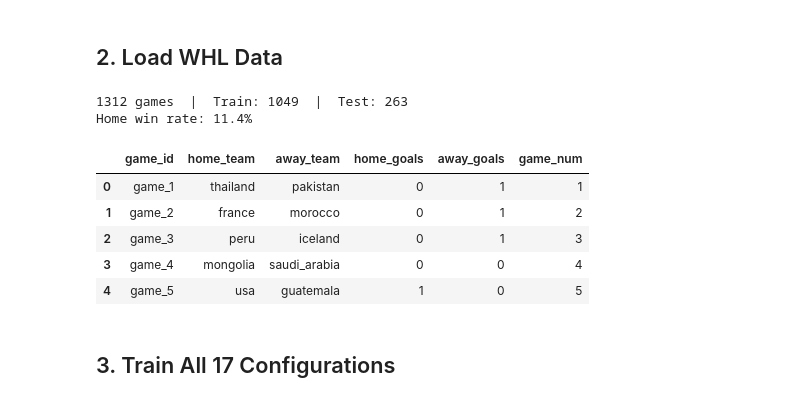
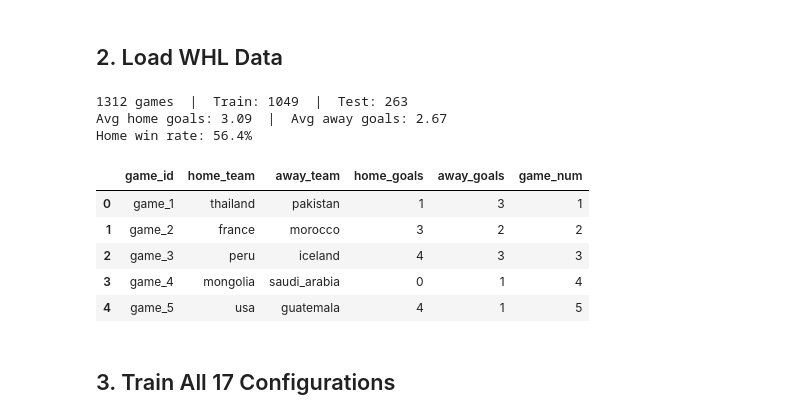
Before and after one commit to smiles0527/CSVy, a Jupyter notebook: python/training/train_baseline.ipynb, the cells around one changed output. Drawn from its saved outputs; the diff is of its cells as text; code cells hidden in the pictures.

```diff
--- a/python/training/train_baseline.ipynb
+++ b/python/training/train_baseline.ipynb
@@ -37,35 +45,37 @@ Imports OK
 # %%
 df = pd.read_csv('data/whl_2025.csv')
 
-# Aggregate shifts to game-level (one row per game)
+# Aggregate shifts to game-level (sum per-shift goals to get game totals)
 games = df.groupby('game_id').agg(
     home_team=('home_team', 'first'),
     away_team=('away_team', 'first'),
-    home_goals=('home_goals', 'first'),
-    away_goals=('away_goals', 'first')
+    home_goals=('home_goals', 'sum'),
+    away_goals=('away_goals', 'sum')
 ).reset_index()
 
 # Sort chronologically
 games['game_num'] = games['game_id'].str.extract(r'(\d+)').astype(int)
 games = games.sort_values('game_num').reset_index(drop=True)
 
 # 80/20 split
 split = int(len(games) * 0.8)
 train_df = games.iloc[:split].copy()
 test_df  = games.iloc[split:].copy()
 
 print(f'{len(games)} games  |  Train: {len(train_df)}  |  Test: {len(test_df)}')
+print(f'Avg home goals: {games["home_goals"].mean():.2f}  |  Avg away goals: {games["away_goals"].mean():.2f}')
 print(f'Home win rate: {(games["home_goals"] > games["away_goals"]).mean():.1%}')
 games.head()
 # %% [output]
 1312 games  |  Train: 1049  |  Test: 263
-Home win rate: 11.4%
+Avg home goals: 3.09  |  Avg away goals: 2.67
+Home win rate: 56.4%
 |  | game_id | home_team | away_team | home_goals | away_goals | game_num |
-| 0 | game_1 | thailand | pakistan | 0 | 1 | 1 |
-| 1 | game_2 | france | morocco | 0 | 1 | 2 |
-| 2 | game_3 | peru | iceland | 0 | 1 | 3 |
-| 3 | game_4 | mongolia | saudi_arabia | 0 | 0 | 4 |
-| 4 | game_5 | usa | guatemala | 1 | 0 | 5 |
+| 0 | game_1 | thailand | pakistan | 1 | 3 | 1 |
+| 1 | game_2 | france | morocco | 3 | 2 | 2 |
+| 2 | game_3 | peru | iceland | 4 | 3 | 3 |
+| 3 | game_4 | mongolia | saudi_arabia | 0 | 1 | 4 |
+| 4 | game_5 | usa | guatemala | 4 | 1 | 5 |
 # %% [markdown]
 ## 3. Train All 17 Configurations
 # %%
```
Also changed, not shown: parts of 6 cells of this notebook.
